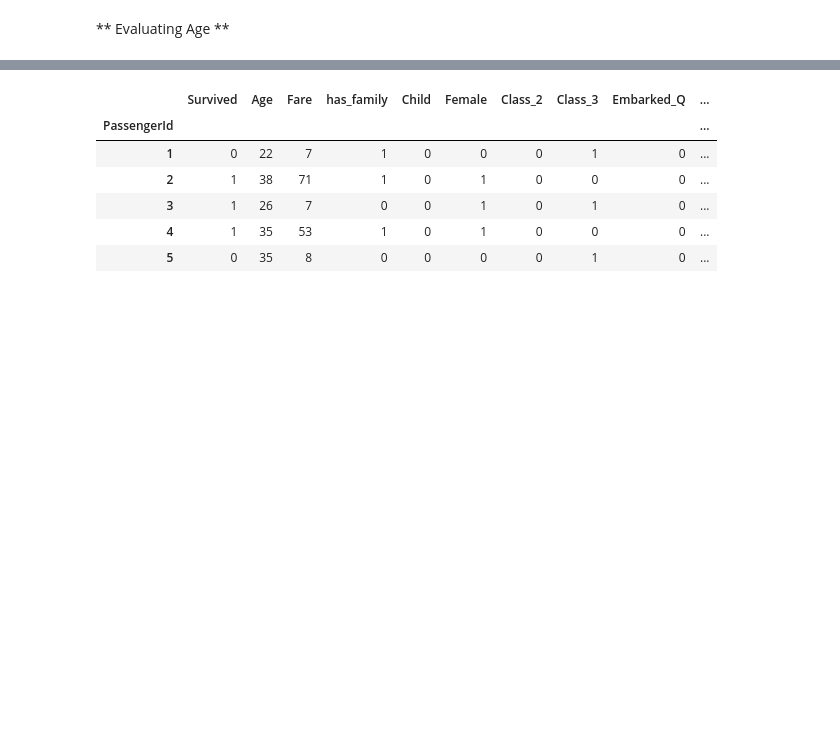
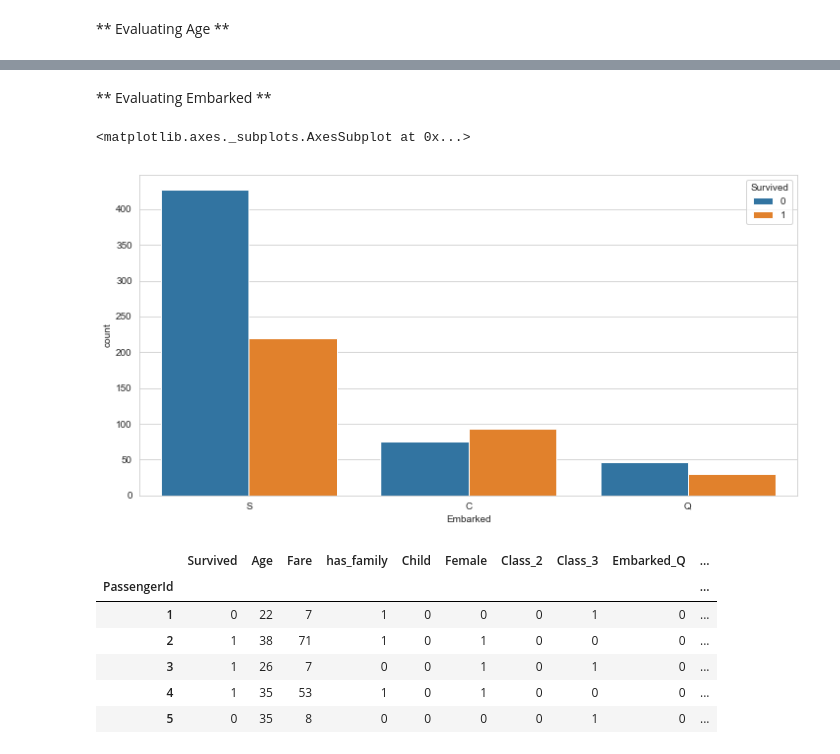
Before and after one commit to aksmiyazaki/machine_learning, a Jupyter notebook: kaggle/titanic/titanic_work-RandomForests.ipynb, the cells around one changed output, grey strips where cells are left out. Saved outputs shown, nothing was run; the diff lists cells and outputs as text; code cells hidden in the pictures; blank space fills up the shorter version.

```diff
--- a/kaggle/titanic/titanic_work-RandomForests.ipynb
+++ b/kaggle/titanic/titanic_work-RandomForests.ipynb
@@ -223,3 +209,12 @@ df_train.head()
+# %% [markdown]
+** Evaluating Embarked **
+# %%
+plt.figure(figsize=(12,6))
+sns.countplot(x='Embarked', hue='Survived', data=df_train)
+# It seems that this feature also impacts in survivability
+# %% [output]
+<matplotlib.axes._subplots.AxesSubplot at 0x...>
+[figure, added]
 # %%
 # Now we need to convert categorical fields...
 # this is almost an one hot representation.
```
Also changed, not shown: parts of 18 cells of this notebook, 2 other files.
